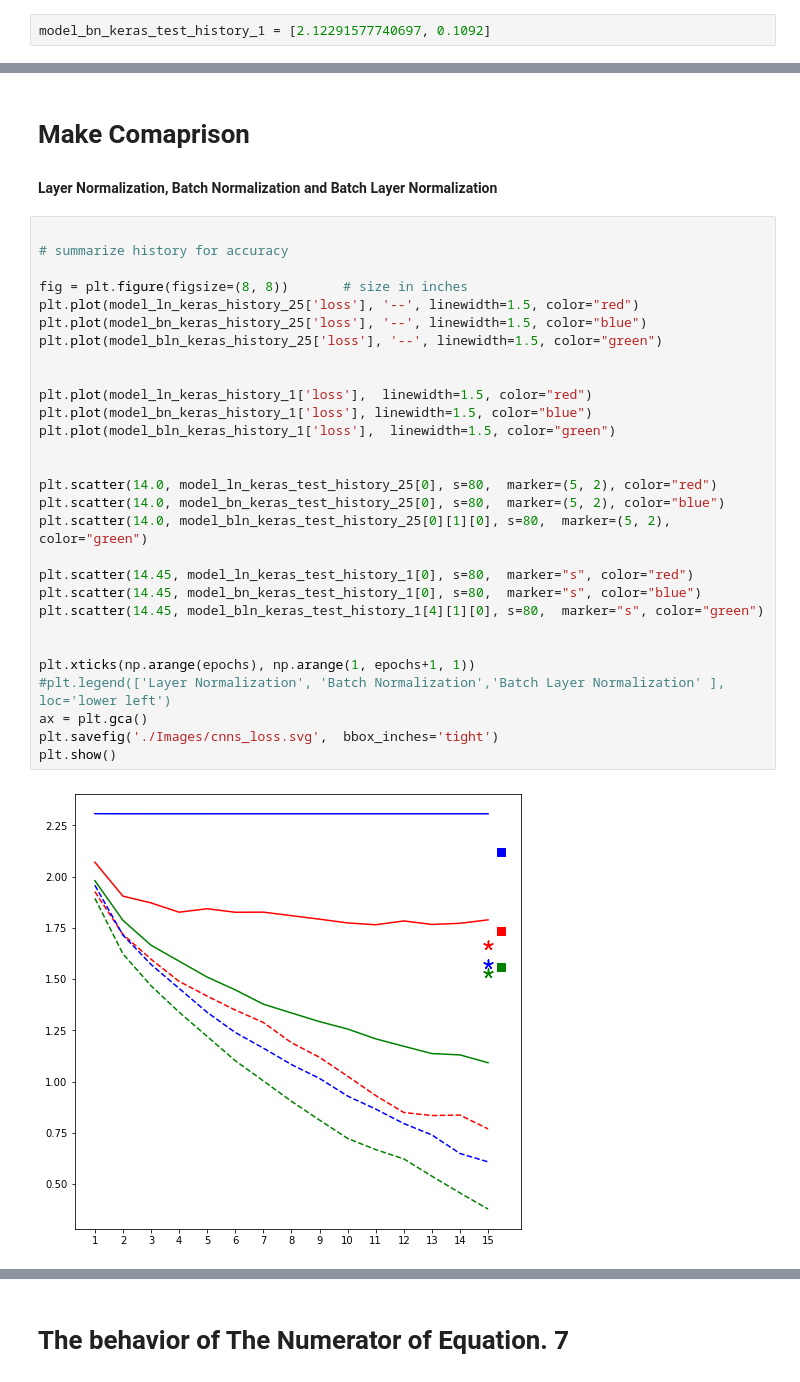
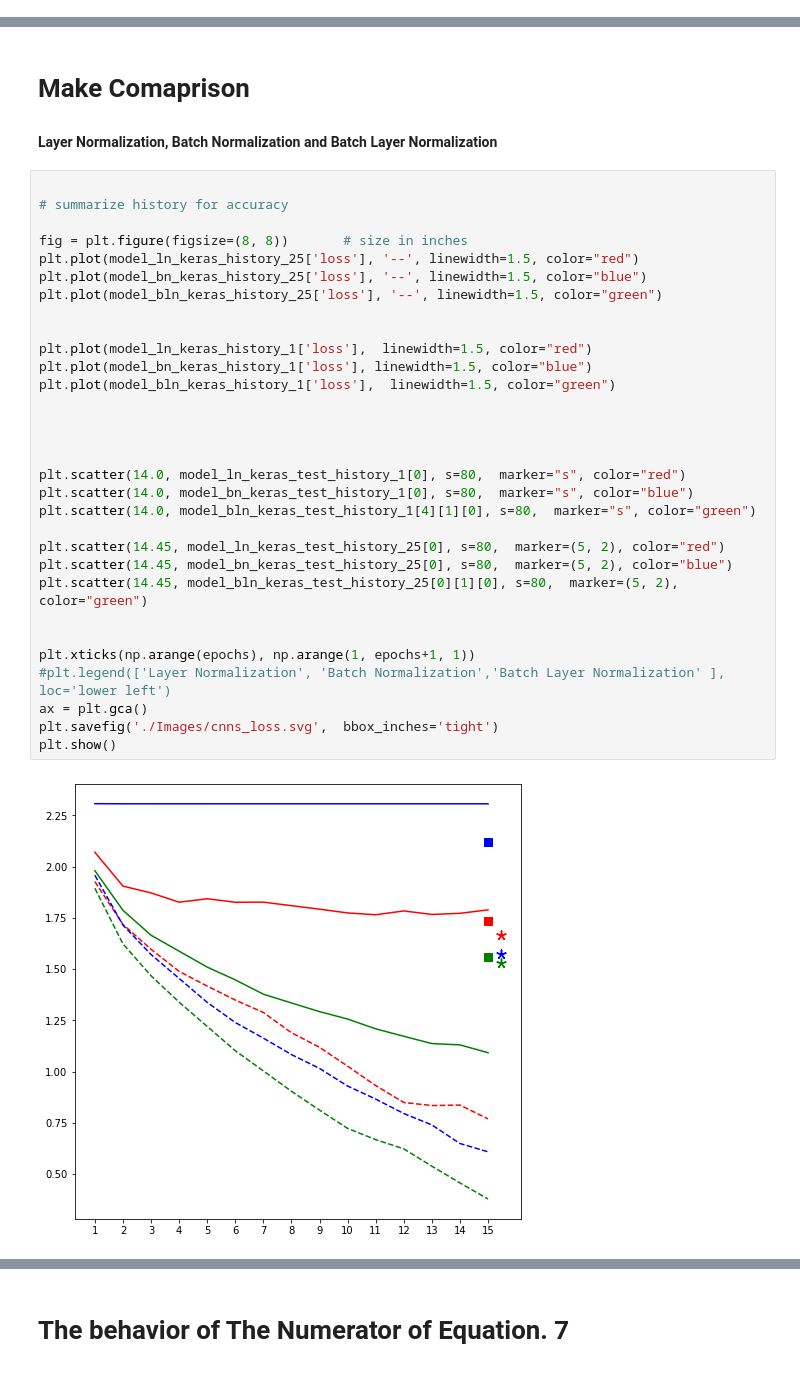
Before and after one commit to A2Amir/Batch-Layer-Normalization, a Jupyter notebook: CNN_Results.ipynb, the cells around one changed output, grey strips where cells are left out. Saved outputs shown, nothing was run; the diff lists cells and outputs as text.

```diff
--- a/CNN_Results.ipynb
+++ b/CNN_Results.ipynb
@@ -16,8 +16,6 @@ model_bn_keras_test_history_1 = read_pickle_file ('./logs/cnn/bn_Keras_cifar10_b
 
 model_bln_keras_history_1 = read_pickle_file ('./logs/cnn/bln_layer_cifar10_batchSize_1/model_bln_keras_history_1.pickle')
 model_bln_keras_test_history_1 = read_pickle_file ('./logs/cnn/bln_layer_cifar10_batchSize_1/model_bln_keras_test_history_1.pickle')
-# %%
-model_bn_keras_test_history_1 = [2.12291577740697, 0.1092]
 # %%
 model_ln_keras_history_25 = read_pickle_file ('./logs/cnn/ln_Keras_cifar10_batchSize_25/model_ln_keras_history_25.pickle')
 model_ln_keras_test_history_25 = read_pickle_file ('./logs/cnn/ln_Keras_cifar10_batchSize_25/model_ln_keras_test_history_25.pickle')
@@ -33,34 +31,36 @@ model_bln_keras_test_history_25 = read_pickle_file ('./logs/cnn/bln_layer_cifar1
 # %%
 
 # summarize history for accuracy
 
 fig = plt.figure(figsize=(8, 8))       # size in inches
 plt.plot(model_ln_keras_history_25['loss'], '--', linewidth=1.5, color="red")
 plt.plot(model_bn_keras_history_25['loss'], '--', linewidth=1.5, color="blue")
 plt.plot(model_bln_keras_history_25['loss'], '--', linewidth=1.5, color="green")
 
 
 plt.plot(model_ln_keras_history_1['loss'],  linewidth=1.5, color="red")
 plt.plot(model_bn_keras_history_1['loss'], linewidth=1.5, color="blue")
 plt.plot(model_bln_keras_history_1['loss'],  linewidth=1.5, color="green")
 
 
-plt.scatter(14.0, model_ln_keras_test_history_25[0], s=80,  marker=(5, 2), color="red")
-plt.scatter(14.0, model_bn_keras_test_history_25[0], s=80,  marker=(5, 2), color="blue")
-plt.scatter(14.0, model_bln_keras_test_history_25[0][1][0], s=80,  marker=(5, 2), color="green")
 
-plt.scatter(14.45, model_ln_keras_test_history_1[0], s=80,  marker="s", color="red")
-plt.scatter(14.45, model_bn_keras_test_history_1[0], s=80,  marker="s", color="blue")
-plt.scatter(14.45, model_bln_keras_test_history_1[4][1][0], s=80,  marker="s", color="green")
+
+plt.scatter(14.0, model_ln_keras_test_history_1[0], s=80,  marker="s", color="red")
+plt.scatter(14.0, model_bn_keras_test_history_1[0], s=80,  marker="s", color="blue")
+plt.scatter(14.0, model_bln_keras_test_history_1[4][1][0], s=80,  marker="s", color="green")
+
+plt.scatter(14.45, model_ln_keras_test_history_25[0], s=80,  marker=(5, 2), color="red")
+plt.scatter(14.45, model_bn_keras_test_history_25[0], s=80,  marker=(5, 2), color="blue")
+plt.scatter(14.45, model_bln_keras_test_history_25[0][1][0], s=80,  marker=(5, 2), color="green")
 
 
 plt.xticks(np.arange(epochs), np.arange(1, epochs+1, 1))
 #plt.legend(['Layer Normalization', 'Batch Normalization','Batch Layer Normalization' ], loc='lower left')
 ax = plt.gca()
 plt.savefig('./Images/cnns_loss.svg',  bbox_inches='tight')
 plt.show()
 # %% [output]
-[figure, old version]
+[figure, new version]
 # %%
 
 # summarize history for accuracy
```
Also changed, not shown: parts of 1 cell of this notebook.
